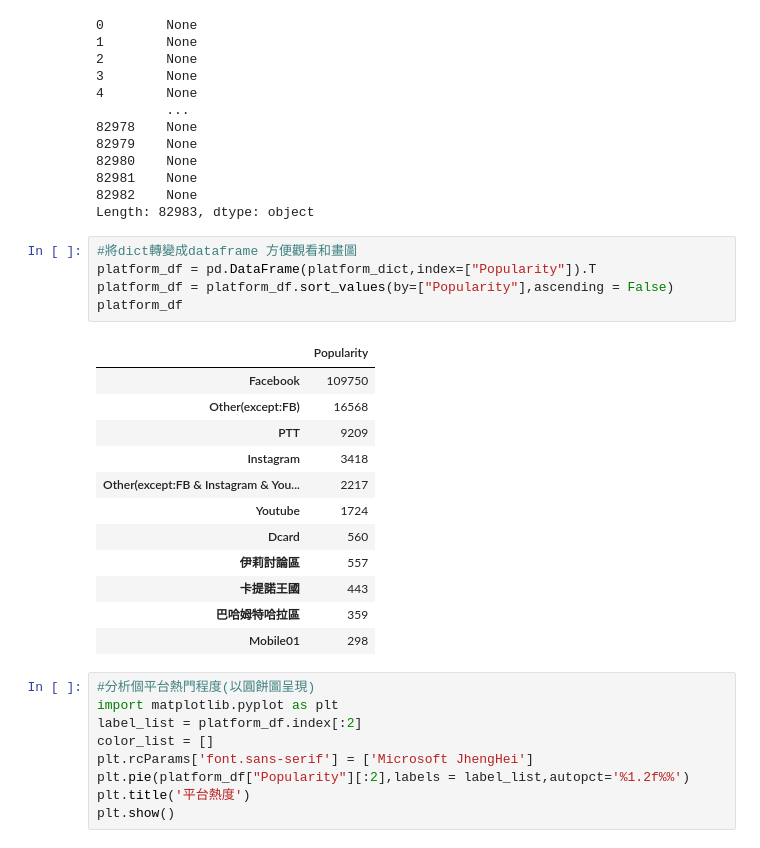
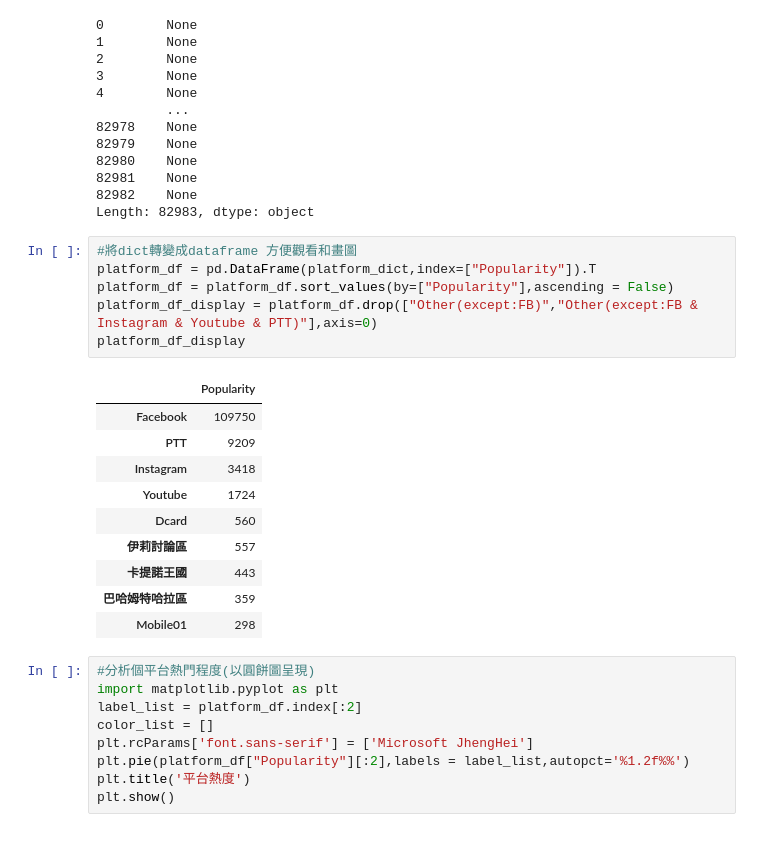
Before and after one commit to Terrywu0208/milktea_visualize, a Jupyter notebook: platform_pie_chart.ipynb, the cells around one changed output. Saved outputs shown, nothing was run; the diff lists cells and outputs as text.

```diff
--- a/platform_pie_chart.ipynb
+++ b/platform_pie_chart.ipynb
@@ -85,15 +85,14 @@ Length: 82983, dtype: object
 # %%
 #將dict轉變成dataframe 方便觀看和畫圖
 platform_df = pd.DataFrame(platform_dict,index=["Popularity"]).T
 platform_df = platform_df.sort_values(by=["Popularity"],ascending = False)
-platform_df
+platform_df_display = platform_df.drop(["Other(except:FB)","Other(except:FB & Instagram & Youtube & PTT)"],axis=0)
+platform_df_display
 # %% [output]
 |  | Popularity |
 | Facebook | 109750 |
-| Other(except:FB) | 16568 |
 | PTT | 9209 |
 | Instagram | 3418 |
-| Other(except:FB & Instagram & You... | 2217 |
 | Youtube | 1724 |
 | Dcard | 560 |
 | 伊莉討論區 | 557 |
```
Also changed, not shown: parts of 1 cell of this notebook, 4 other files.
